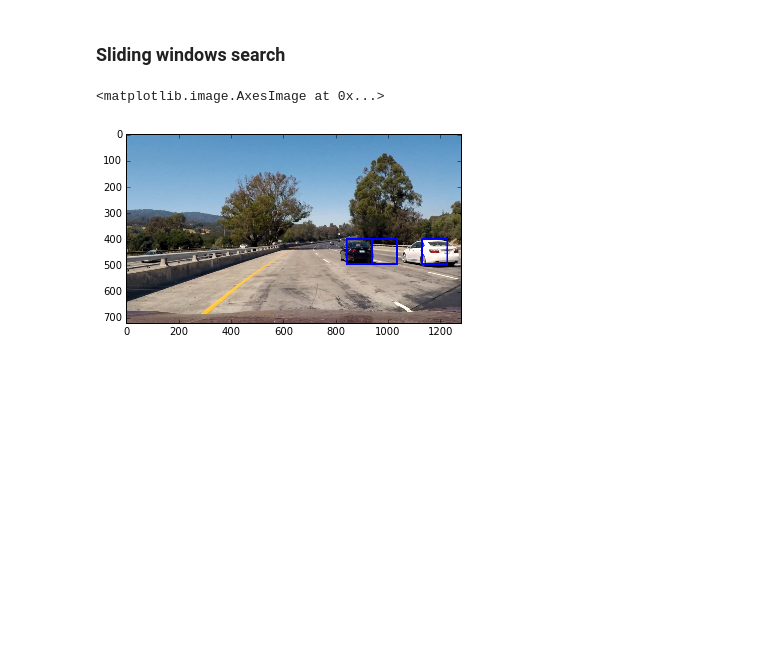
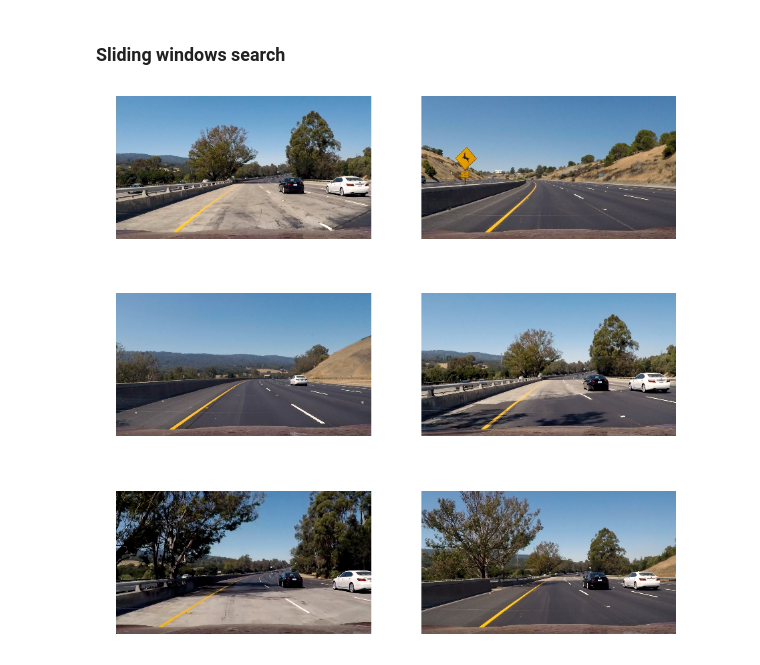
Before and after one commit to jinchenglee/CarND-Vehicle-Detection, a Jupyter notebook: Vehicle_Detection_Notebook.ipynb, the cells around one changed output. Drawn from its saved outputs; the diff is of its cells as text; code cells hidden in the pictures; blank space fills up the shorter version.

```diff
--- a/Vehicle_Detection_Notebook.ipynb
+++ b/Vehicle_Detection_Notebook.ipynb
@@ -210,7 +217,6 @@ cell_per_block = dist_pickle["cell_per_block"]
 spatial_size = dist_pickle["spatial_size"]
 hist_bins = dist_pickle["hist_bins"]
 
-img = mpimg.imread('test_images/test1.jpg')
 
 # Define a single function that can extract features using hog sub-sampling and make predictions
 def find_cars(img, ystart, ystop, scale, svc, X_scaler, orient, pix_per_cell, cell_per_block, spatial_size, hist_bins):
@@ -258,35 +264,46 @@ def find_cars(img, ystart, ystop, scale, svc, X_scaler, orient, pix_per_cell, ce
             ytop = ypos*pix_per_cell
 
             # Extract the image patch
             subimg = cv2.resize(ctrans_tosearch[ytop:ytop+window, xleft:xleft+window], (64,64))
 
             # Get color features
             spatial_features = bin_spatial(subimg, size=(spatial_size, spatial_size))
             hist_features = color_hist(subimg, nbins=hist_bins)
             #print(hog_features.shape, spatial_features.shape, hist_features.shape)
 
             # Scale features and make a prediction
             tmp = np.hstack((spatial_features, hist_features, hog_features))
             #print(tmp.shape)
             test_features = X_scaler.transform(tmp.reshape(1,-1))
             #test_features = X_scaler.transform(np.hstack((shape_feat, hist_feat)).reshape(1, -1))
             test_prediction = svc.predict(test_features)
 
             if test_prediction == 1:
                 xbox_left = np.int(xleft*scale)
                 ytop_draw = np.int(ytop*scale)
                 win_draw = np.int(window*scale)
                 cv2.rectangle(draw_img,(xbox_left, ytop_draw+ystart),(xbox_left+win_draw,ytop_draw+win_draw+ystart),(0,0,255),6)
 
     return draw_img
 
 ystart = 400
 ystop = 656
-scale = 1.5
+scale = 2.0
 
-out_img = find_cars(img, ystart, ystop, scale, svc, X_scaler, orient, pix_per_cell, cell_per_block, spatial_size, hist_bins)
+#img = mpimg.imread('test_images/test6.jpg')
+#out_img = find_cars(img, ystart, ystop, scale, svc, X_scaler, orient, pix_per_cell, cell_per_block, spatial_size, hist_bins)
+#plt.imshow(out_img)
 
-plt.imshow(out_img)
+fig = plt.figure(figsize=(15,15))
+images = glob.glob('test_images/*.jpg')
+
+
+for f,idx in zip(images,range(len(images))):
+    #print(f, idx)
+    img = mpimg.imread(f)
+    out_img = find_cars(img, ystart, ystop, scale, svc, X_scaler, orient, pix_per_cell, cell_per_block, spatial_size, hist_bins)
+    a = fig.add_subplot(3,2,idx+1)
+    a.axis('off')
+    plt.imshow(out_img)
 # %% [output]
-<matplotlib.image.AxesImage at 0x...>
-[figure, old version]
+[figure, new version]
```
Also changed, not shown: parts of 5 cells of this notebook.
